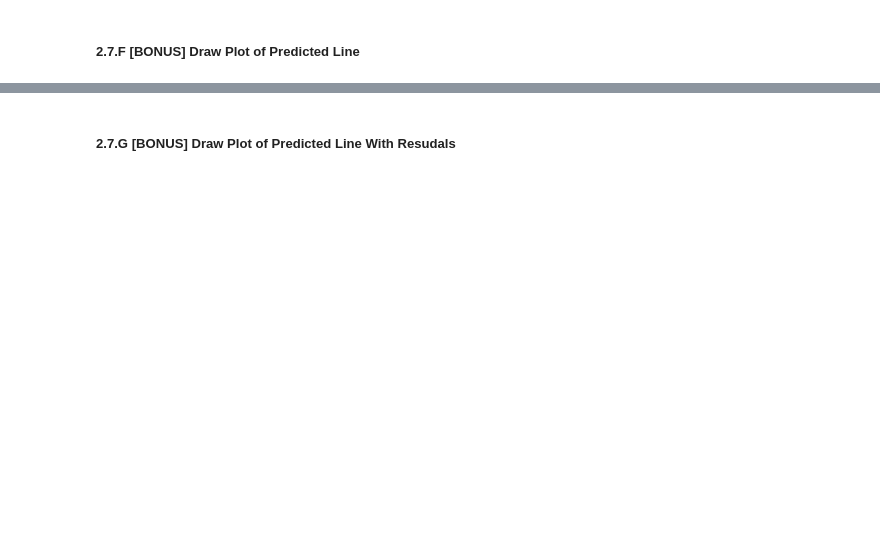
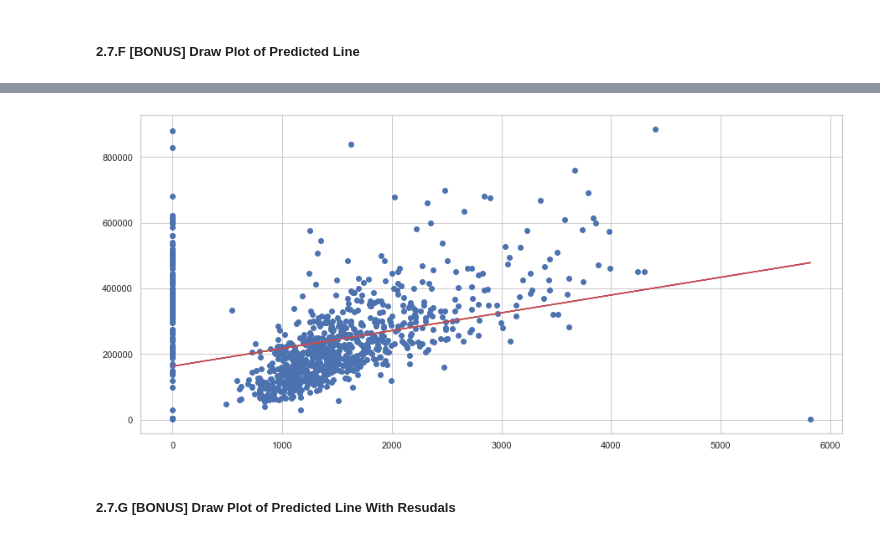
Before and after one commit to cliviaK/IOD, a Jupyter notebook: Jupyter_lab/Module4/Lab 4-20220616T101929Z-001/Lab 4/IOD_Lab 4.1.1.ipynb, the cells around one changed output, grey strips where cells are left out. Drawn from its saved outputs; the diff is of its cells as text; code cells hidden in the pictures; blank space fills up the shorter version.

```diff
--- a/Jupyter_lab/Module4/Lab 4-20220616T101929Z-001/Lab 4/IOD_Lab 4.1.1.ipynb
+++ b/Jupyter_lab/Module4/Lab 4-20220616T101929Z-001/Lab 4/IOD_Lab 4.1.1.ipynb
@@ -263,2 +396,17 @@ $R^2$:
+# %%
+
+sns.set_context("poster")
+sns.set(rc={'figure.figsize': (10, 6)})
+sns.set_style("whitegrid")
+
+def draw_plot_1(X, Y, yhat):
+    fig = plt.figure(figsize = (15,7))
+    ax = plt.gca()
+    plt.scatter(X,Y, c= 'b')
+    plt.plot(X,yhat, color='r');
+    plt.show()
+draw_plot_1(X,Y, yhat)
+# %% [output]
+[figure, added]
 # %% [markdown]
 ##### 2.7.G [BONUS] Draw Plot of Predicted Line With Resudals
```
Also changed, not shown: parts of 27 cells of this notebook, 7 other files.
